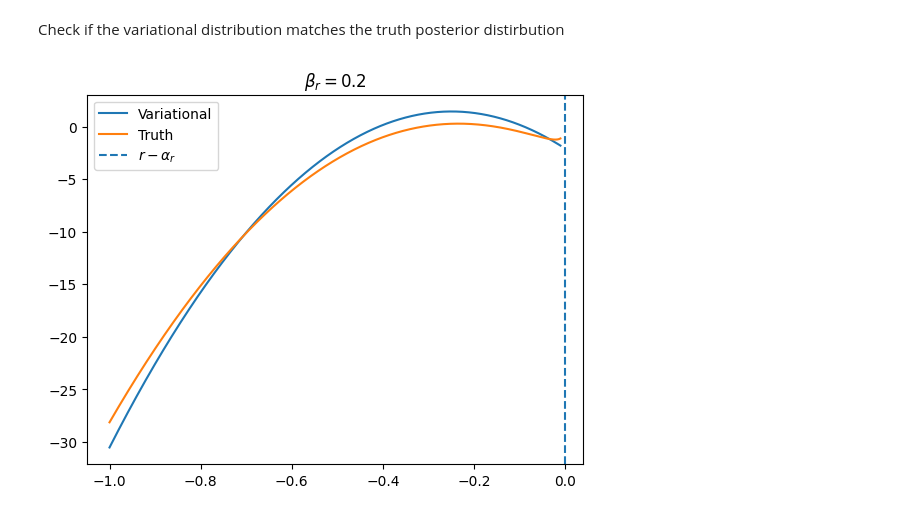
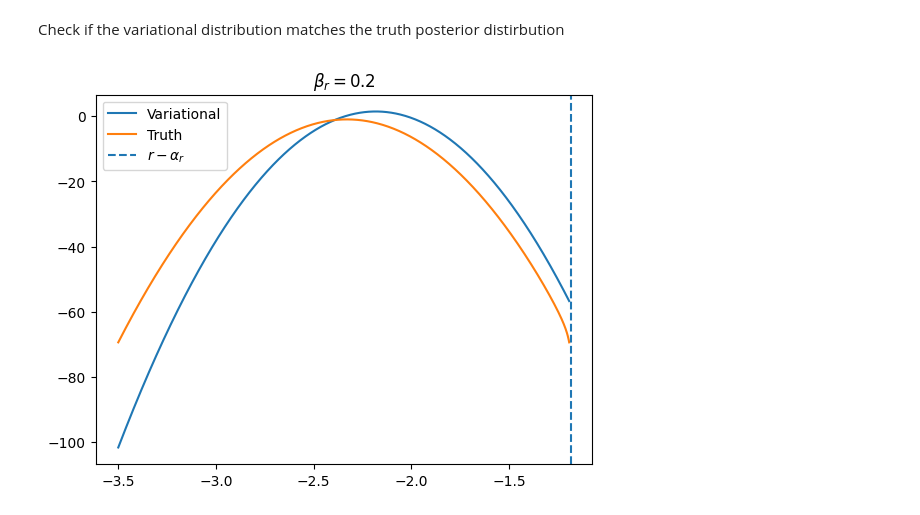
Before and after one commit to hengyuf/VSMCG, a Jupyter notebook: Diagnostics.ipynb, the cells around one changed output. Cells and saved outputs as stored; diff of their text form; code cells hidden in the pictures.

```diff
--- a/Diagnostics.ipynb
+++ b/Diagnostics.ipynb
@@ -14,8 +14,8 @@ T=100
 r=np.load("./data/r.npy")
 eps_truth=np.load("./data/eps_truth.npy")
 print(r.shape)
-beta_r=0.15
+beta_r=0.2
 alpha_r=0.2
 params=(alpha_r, beta_r, 6.0, 1, 0.4, 0.1, 0.02, 2.5)
-sampler=TEST_SAMPLER(T,params,path='./pth/VIScaler_test1_199.pth')
+sampler=TEST_SAMPLER(T,params,path='./pth/VIScaler_test1_9.pth',debug=True)
 # %% [output]
@@ -83,17 +82,18 @@ Check if the variational distribution matches the truth posterior distirbution
 # %%
 
 N=1000
-r=0.1
-r_past=1
-eps=torch.linspace(-1,r-alpha_r-0.01,N)
+
+r=-0.98150312
+r_past=-5.84148518
+eps=torch.linspace(-3.5,r-alpha_r-0.01,N)
 eps_past=r_past-alpha_r-1e-2-0.1*torch.ones_like(eps)#torch.rand_like(eps)
 log_prob=sampler.log_policy_density(eps=eps,eps_past=eps_past,rr=r,r_past=r_past)
 log_prob_truth=sampler.log_likelihood_update(epsilon=eps.detach().numpy(),r=r,epsilon_past=eps_past.detach().numpy(),r_past=r_past)
 plt.plot(eps,log_prob.detach().numpy(),label="Variational")
 plt.plot(eps,log_prob_truth,label='Truth')
 plt.title(r"$\beta_r=$"+f"{beta_r}")
 plt.axvline(x=r-alpha_r,ls="--",label=r"$r-\alpha_r$")
 plt.legend()
 plt.show()
 # %% [output]
-[figure, old version]
+[figure, new version]
```
Also changed, not shown: parts of 5 cells of this notebook, 2 other files.
